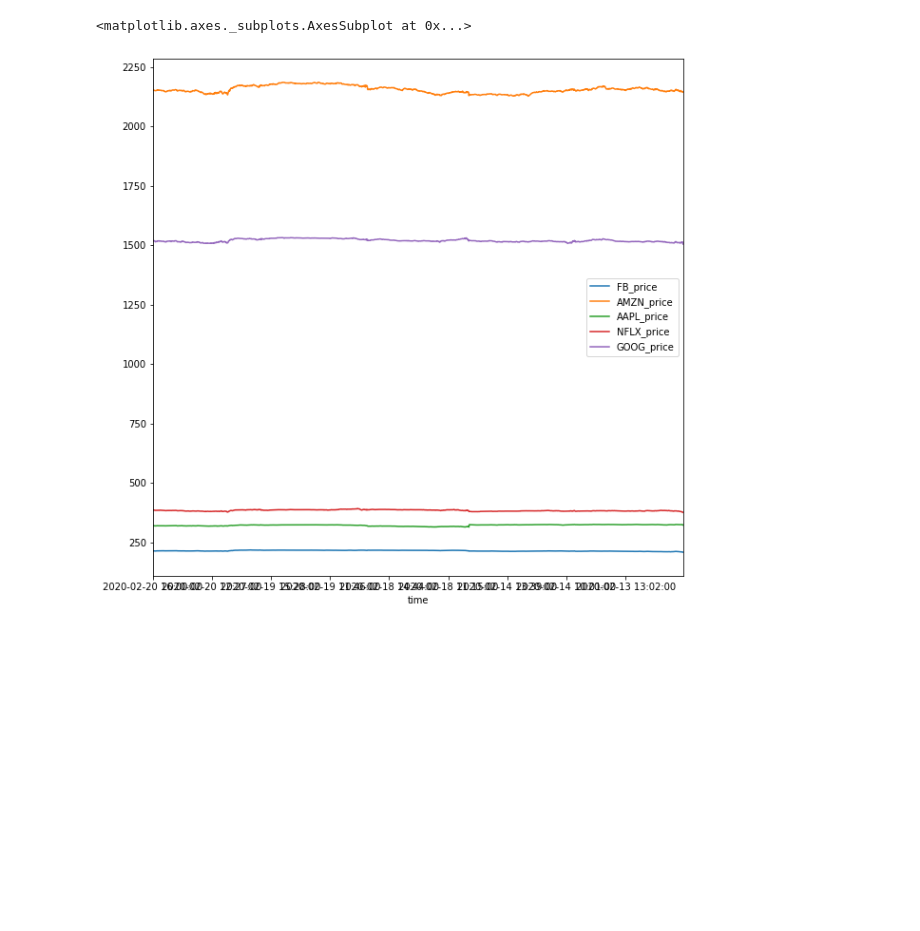
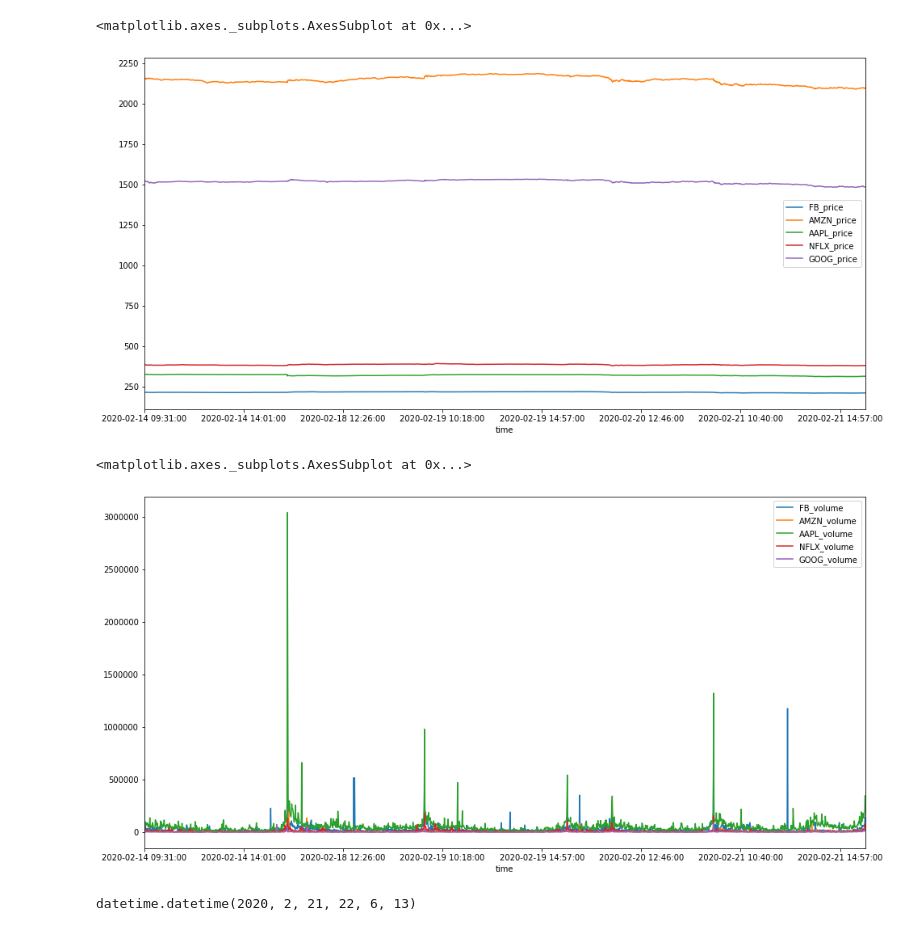
Before and after one commit to ARMcK-hub/TradeUp, a Jupyter notebook: Scripts/hit-me.ipynb, the cells around one changed output. Drawn from its saved outputs; the diff is of its cells as text; code cells hidden in the pictures; blank space fills up the shorter version.

Commit message:
created api call methods

```diff
--- a/Scripts/hit-me.ipynb
+++ b/Scripts/hit-me.ipynb
@@ -52,0 +107,40 @@ ValueError: cannot set a row with mismatched columns
+# %%
+import time
+
+tickers = ['FB' ,'AMZN', 'AAPL', 'NFLX', 'GOOG']
+interval= '1min'
+
+# init parameters
+script_stop = False
+now = int(time.time())
+
+### @TODO delete me for final product
+counter = 0
+
+# initializing dataset and defining next call time
+master_df = ds_init(tickers=tickers, interval=interval)
+wait_time = now + 60
+
+### a bunch of report out and modeling
+
+
+
+while script_stop == False:
+
+    # waiting for next call time and setting new wait time
+    while now < wait_time:
+        now = int(time.time())
+    wait_time = now + 60
+
+    # making API recall
+    master_df = ds_recall(tickers=tickers, interval=interval)
+
+
+
+    ### more modeling & decision making
+
+
+    # check to see if user has changed the stop criteria
+    counter += 1
+    if counter == 2:
+        script_stop = True
@@ -142,5 +172,19 @@ df
 # %%
-df[[item for item in list(df.columns) if 'price' in item.split('_')]].plot(kind='line',figsize=(10,10))
+master_df[[item for item in list(master_df.columns) if 'price' in item.split('_')]].plot(kind='line',figsize=(16,8))
 # %% [output]
 <matplotlib.axes._subplots.AxesSubplot at 0x...>
-[figure, old version]
+[figure, new version]
+# %%
+master_df[[item for item in list(master_df.columns) if 'volume' in item.split('_')]].plot(kind='line',figsize=(16,8))
+# %% [output]
+<matplotlib.axes._subplots.AxesSubplot at 0x...>
+[figure, added]
+# %%
+from datetime import datetime
+now = int(time.time())
+
+# now_str = datetime.utcfromtimestamp(now).strftime('%Y-%m-%d %H:%M:%S')
+
+datetime.utcfromtimestamp(now)
+# %% [output]
+datetime.datetime(2020, 2, 21, 22, 6, 13)
```
Also changed, not shown: parts of 7 cells of this notebook, 1 other file.
